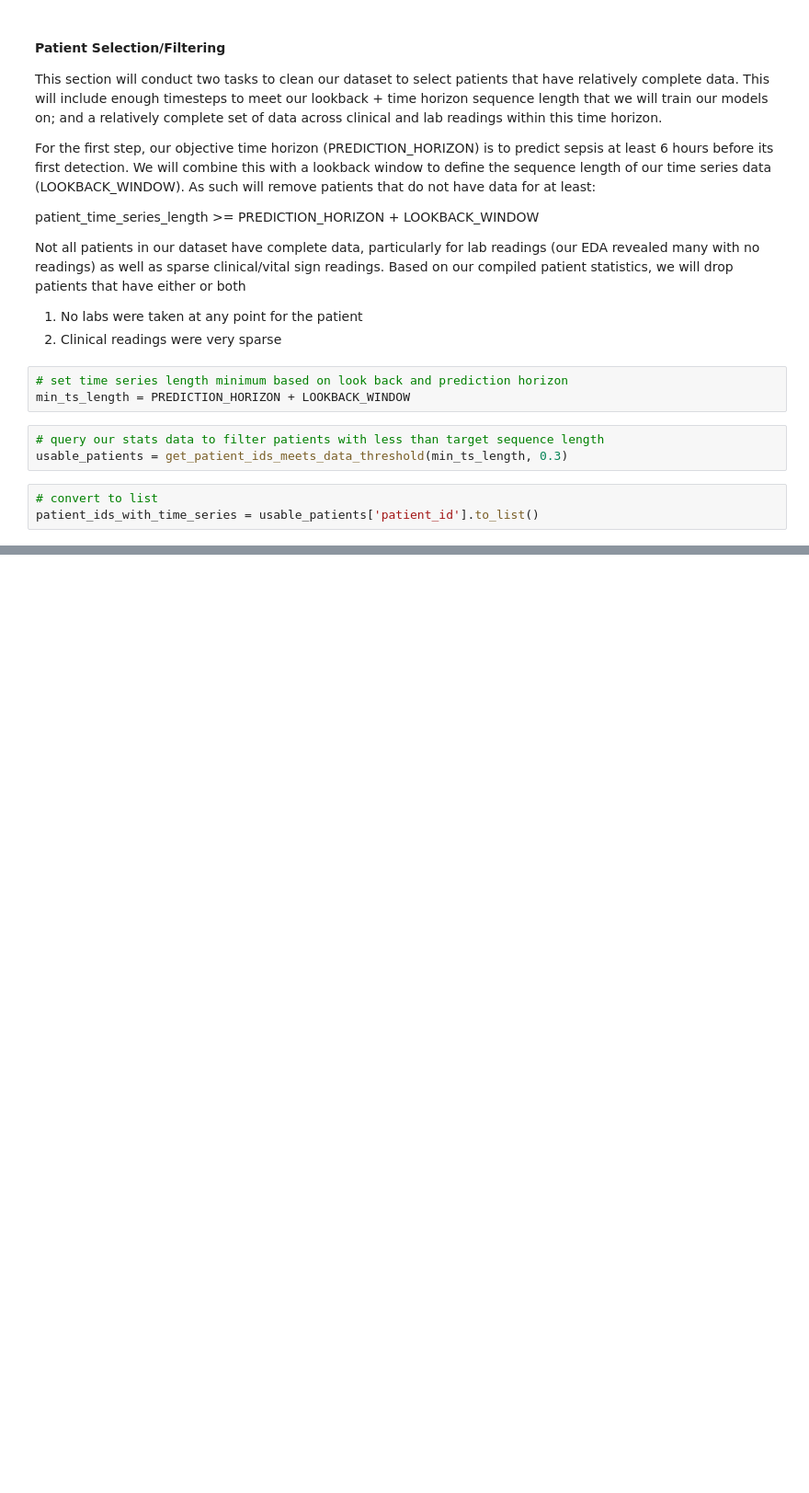
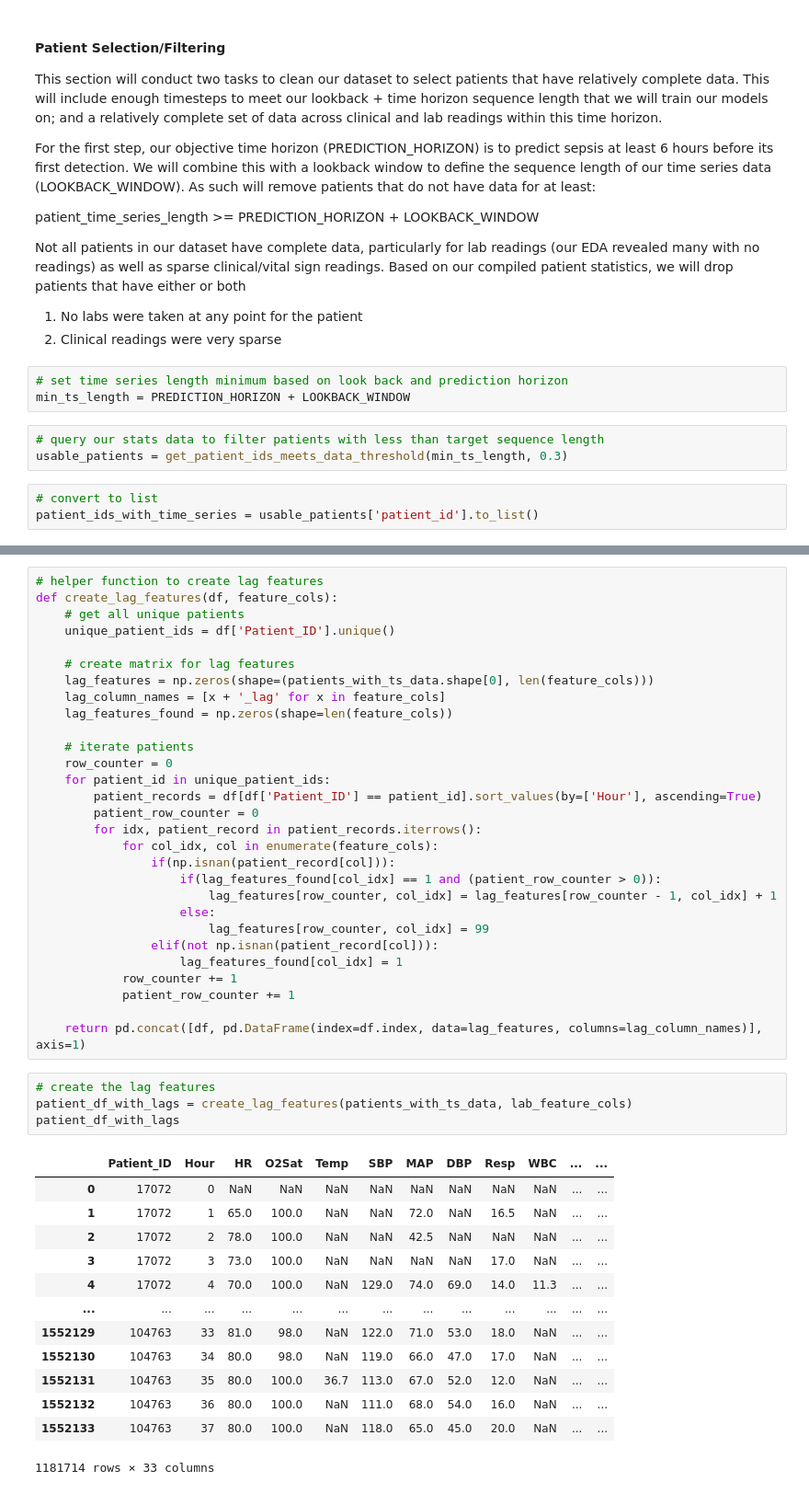
Before and after one commit to t4ai/early-sepsis-prediction, a Jupyter notebook: 2 - Feature Selection and Data Cleansing.ipynb, the cells around one changed output, grey strips where cells are left out. Shown: that part at 92% size. Drawn from its saved outputs; the diff is of its cells as text; blank space fills up the shorter version.

```diff
--- a/2 - Feature Selection and Data Cleansing.ipynb
+++ b/2 - Feature Selection and Data Cleansing.ipynb
@@ -324,0 +318,47 @@ Error:
+# %%
+# helper function to create lag features
+def create_lag_features(df, feature_cols):
+    # get all unique patients
+    unique_patient_ids = df['Patient_ID'].unique()
+
+    # create matrix for lag features
+    lag_features = np.zeros(shape=(patients_with_ts_data.shape[0], len(feature_cols)))
+    lag_column_names = [x + '_lag' for x in feature_cols]
+    lag_features_found = np.zeros(shape=len(feature_cols))
+
+    # iterate patients
+    row_counter = 0
+    for patient_id in unique_patient_ids:
+        patient_records = df[df['Patient_ID'] == patient_id].sort_values(by=['Hour'], ascending=True)
+        patient_row_counter = 0
+        for idx, patient_record in patient_records.iterrows():
+            for col_idx, col in enumerate(feature_cols):
+                if(np.isnan(patient_record[col])):
+                    if(lag_features_found[col_idx] == 1 and (patient_row_counter > 0)):
+                        lag_features[row_counter, col_idx] = lag_features[row_counter - 1, col_idx] + 1
+                    else:
+                        lag_features[row_counter, col_idx] = 99
+                elif(not np.isnan(patient_record[col])):
+                    lag_features_found[col_idx] = 1
+            row_counter += 1
+            patient_row_counter += 1
+
+    return pd.concat([df, pd.DataFrame(index=df.index, data=lag_features, columns=lag_column_names)], axis=1)
+# %%
+# create the lag features
+patient_df_with_lags = create_lag_features(patients_with_ts_data, lab_feature_cols)
+patient_df_with_lags
+# %% [output]
+|  | Patient_ID | Hour | HR | O2Sat | Temp | SBP | MAP | DBP | Resp | WBC | ... | ... |
+| 0 | 17072 | 0 | NaN | NaN | NaN | NaN | NaN | NaN | NaN | NaN | ... | ... |
+| 1 | 17072 | 1 | 65.0 | 100.0 | NaN | NaN | 72.0 | NaN | 16.5 | NaN | ... | ... |
+| 2 | 17072 | 2 | 78.0 | 100.0 | NaN | NaN | 42.5 | NaN | NaN | NaN | ... | ... |
+| 3 | 17072 | 3 | 73.0 | 100.0 | NaN | NaN | NaN | NaN | 17.0 | NaN | ... | ... |
+| 4 | 17072 | 4 | 70.0 | 100.0 | NaN | 129.0 | 74.0 | 69.0 | 14.0 | 11.3 | ... | ... |
+| ... | ... | ... | ... | ... | ... | ... | ... | ... | ... | ... | ... | ... |
+| 1552129 | 104763 | 33 | 81.0 | 98.0 | NaN | 122.0 | 71.0 | 53.0 | 18.0 | NaN | ... | ... |
+| 1552130 | 104763 | 34 | 80.0 | 98.0 | NaN | 119.0 | 66.0 | 47.0 | 17.0 | NaN | ... | ... |
+| 1552131 | 104763 | 35 | 80.0 | 100.0 | 36.7 | 113.0 | 67.0 | 52.0 | 12.0 | NaN | ... | ... |
+| 1552132 | 104763 | 36 | 80.0 | 100.0 | NaN | 111.0 | 68.0 | 54.0 | 16.0 | NaN | ... | ... |
+| 1552133 | 104763 | 37 | 80.0 | 100.0 | NaN | 118.0 | 65.0 | 45.0 | 20.0 | NaN | ... | ... |
+1181714 rows × 33 columns
```
Also changed, not shown: parts of 12 cells of this notebook.
